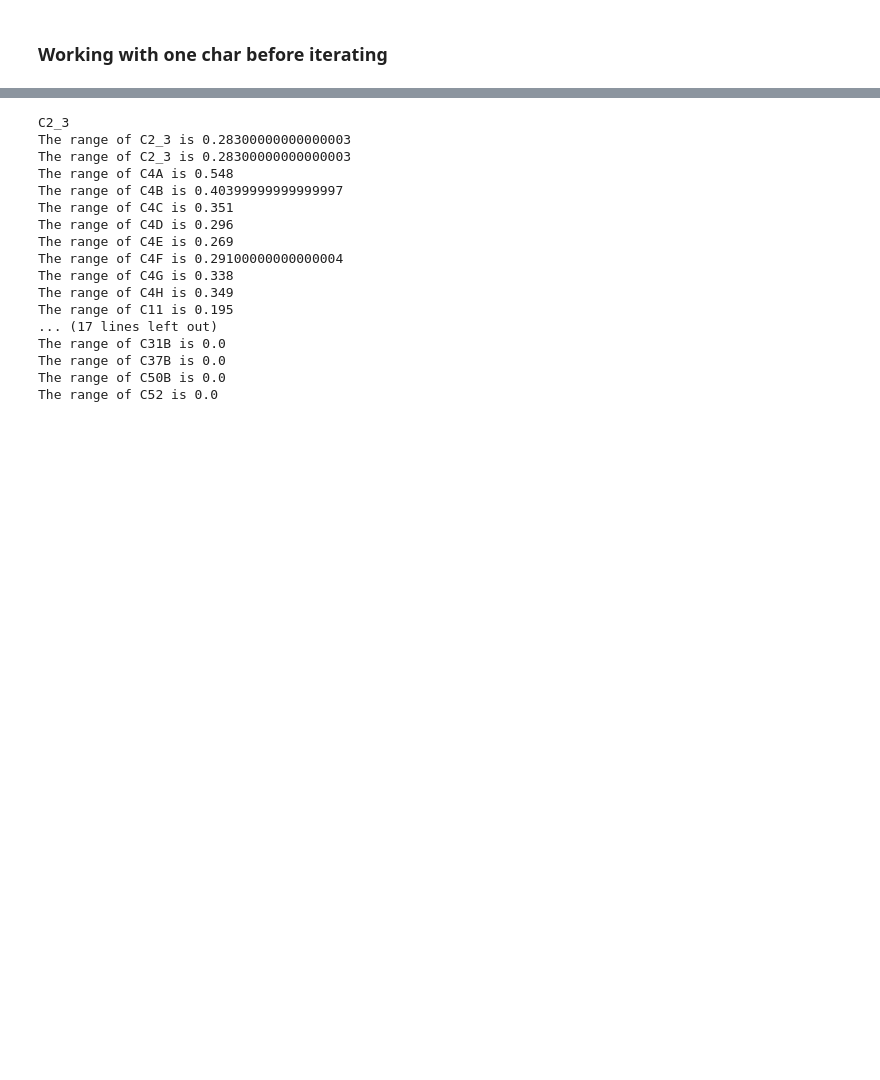
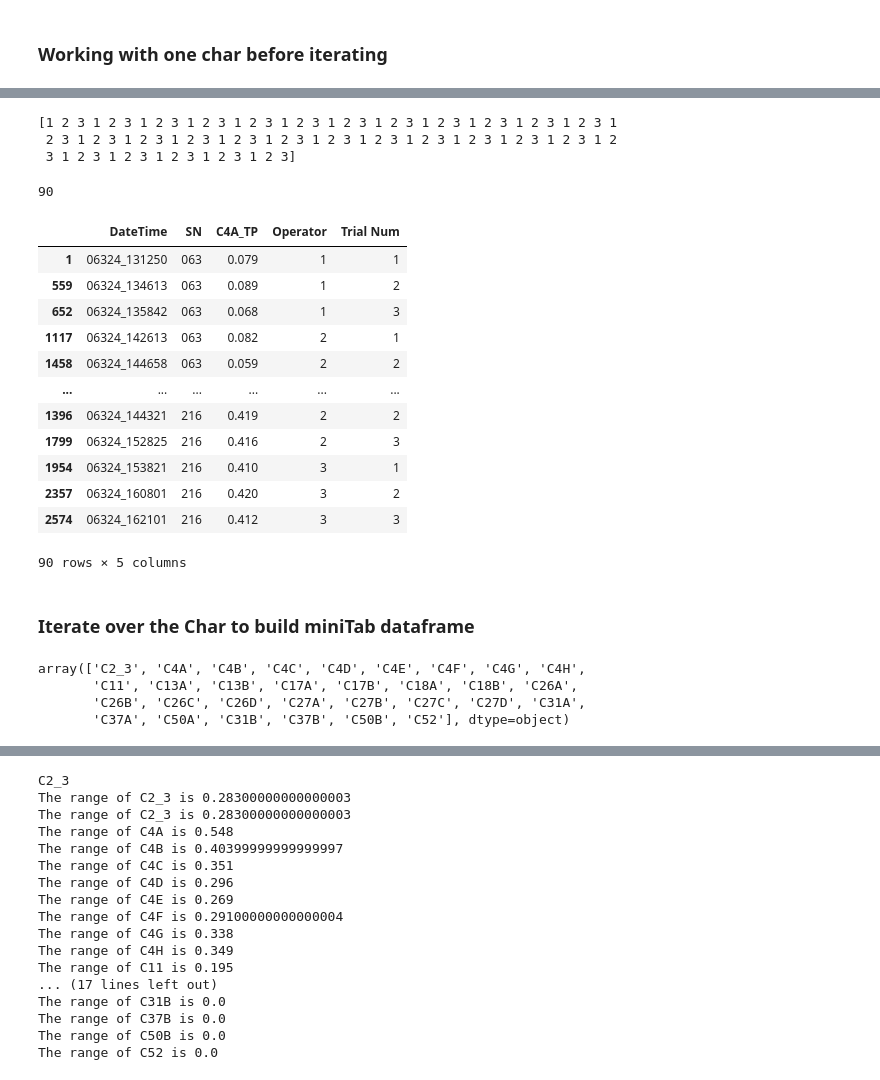
Before and after one commit to kawallac/GoCator-Gage-RR, a Jupyter notebook: Data_Analysis.ipynb, the cells around one changed output, grey strips where cells are left out. Cells and saved outputs as stored; diff of their text form; code cells hidden in the pictures; blank space fills up the shorter version.

```diff
--- a/Data_Analysis.ipynb
+++ b/Data_Analysis.ipynb
@@ -88,0 +155,52 @@ df_single_char_trans.head(3)
+# %%
+# Generate trials array
+'''
+Assumes the trial number is three. This needs to be able to expand and contract base on the
+number of trials inputted
+'''
+# Need to repeat the trail number
+array_to_repeat = np.array([1, 2, 3])
+
+# Specify how many times to repeat
+x = num_operators*num_parts
+
+# Create the repeated array
+repeated_array = np.tile(array_to_repeat, x)
+
+## Tests
+print(repeated_array)
+len(repeated_array)
+# %% [output]
+[1 2 3 1 2 3 1 2 3 1 2 3 1 2 3 1 2 3 1 2 3 1 2 3 1 2 3 1 2 3 1 2 3 1 2 3 1
+ 2 3 1 2 3 1 2 3 1 2 3 1 2 3 1 2 3 1 2 3 1 2 3 1 2 3 1 2 3 1 2 3 1 2 3 1 2
+ 3 1 2 3 1 2 3 1 2 3 1 2 3 1 2 3]
+90
+# %%
+# Combine with Char DF
+df_single_char_trans['Trial Num'] = repeated_array
+df_single_char_trans
+# %% [output]
+|  | DateTime | SN | C4A_TP | Operator | Trial Num |
+| 1 | 06324_131250 | 063 | 0.079 | 1 | 1 |
+| 559 | 06324_134613 | 063 | 0.089 | 1 | 2 |
+| 652 | 06324_135842 | 063 | 0.068 | 1 | 3 |
+| 1117 | 06324_142613 | 063 | 0.082 | 2 | 1 |
+| 1458 | 06324_144658 | 063 | 0.059 | 2 | 2 |
+| ... | ... | ... | ... | ... | ... |
+| 1396 | 06324_144321 | 216 | 0.419 | 2 | 2 |
+| 1799 | 06324_152825 | 216 | 0.416 | 2 | 3 |
+| 1954 | 06324_153821 | 216 | 0.410 | 3 | 1 |
+| 2357 | 06324_160801 | 216 | 0.420 | 3 | 2 |
+| 2574 | 06324_162101 | 216 | 0.412 | 3 | 3 |
+90 rows × 5 columns
+# %% [markdown]
+### Iterate over the Char to build miniTab dataframe
+# %%
+# Retreive all the chars
+all_char = df_raw['CharName'].unique()
+all_char
+# %% [output]
+array(['C2_3', 'C4A', 'C4B', 'C4C', 'C4D', 'C4E', 'C4F', 'C4G', 'C4H',
+       'C11', 'C13A', 'C13B', 'C17A', 'C17B', 'C18A', 'C18B', 'C26A',
+       'C26B', 'C26C', 'C26D', 'C27A', 'C27B', 'C27C', 'C27D', 'C31A',
+       'C37A', 'C50A', 'C31B', 'C37B', 'C50B', 'C52'], dtype=object)
```
Also changed, not shown: parts of 17 cells of this notebook, 1 other file.
